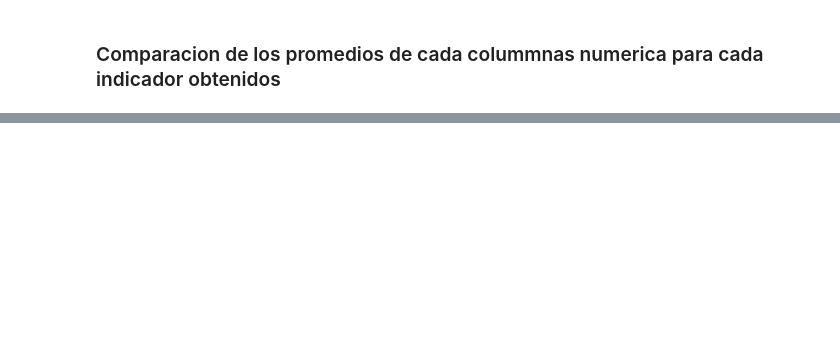
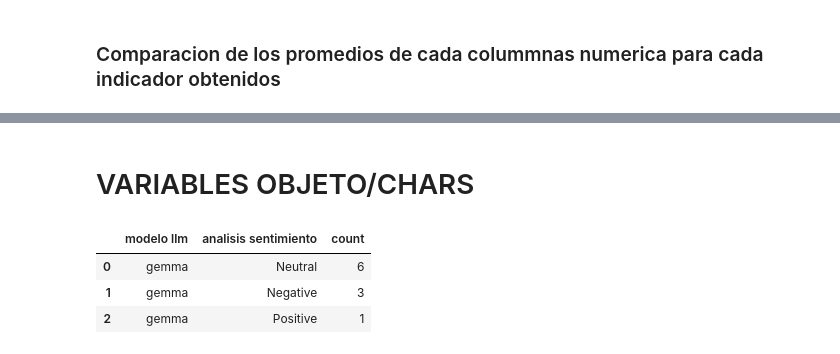
Before and after one commit to EmaGianna/LLM_Benchmark, a Jupyter notebook: nbk/Analisis_Datos_LLM.ipynb, the cells around one changed output, grey strips where cells are left out. Cells and saved outputs as stored; diff of their text form; code cells hidden in the pictures; blank space fills up the shorter version.

```diff
--- a/nbk/Analisis_Datos_LLM.ipynb
+++ b/nbk/Analisis_Datos_LLM.ipynb
@@ -226,0 +364,2 @@ gemma: 0.6831211511842854 - llama2: 0.5975136986492677
+# %% [markdown]
+# VARIABLES OBJETO/CHARS
@@ -226,0 +372,8 @@ gemma: 0.6831211511842854 - llama2: 0.5975136986492677
+# %%
+col = 'analisis sentimiento'
+df_llm_gemma[['modelo llm', col]].value_counts().reset_index()
+# %% [output]
+|  | modelo llm | analisis sentimiento | count |
+| 0 | gemma | Neutral | 6 |
+| 1 | gemma | Negative | 3 |
+| 2 | gemma | Positive | 1 |
```
Also changed, not shown: parts of 24 cells of this notebook, 13 other files.
